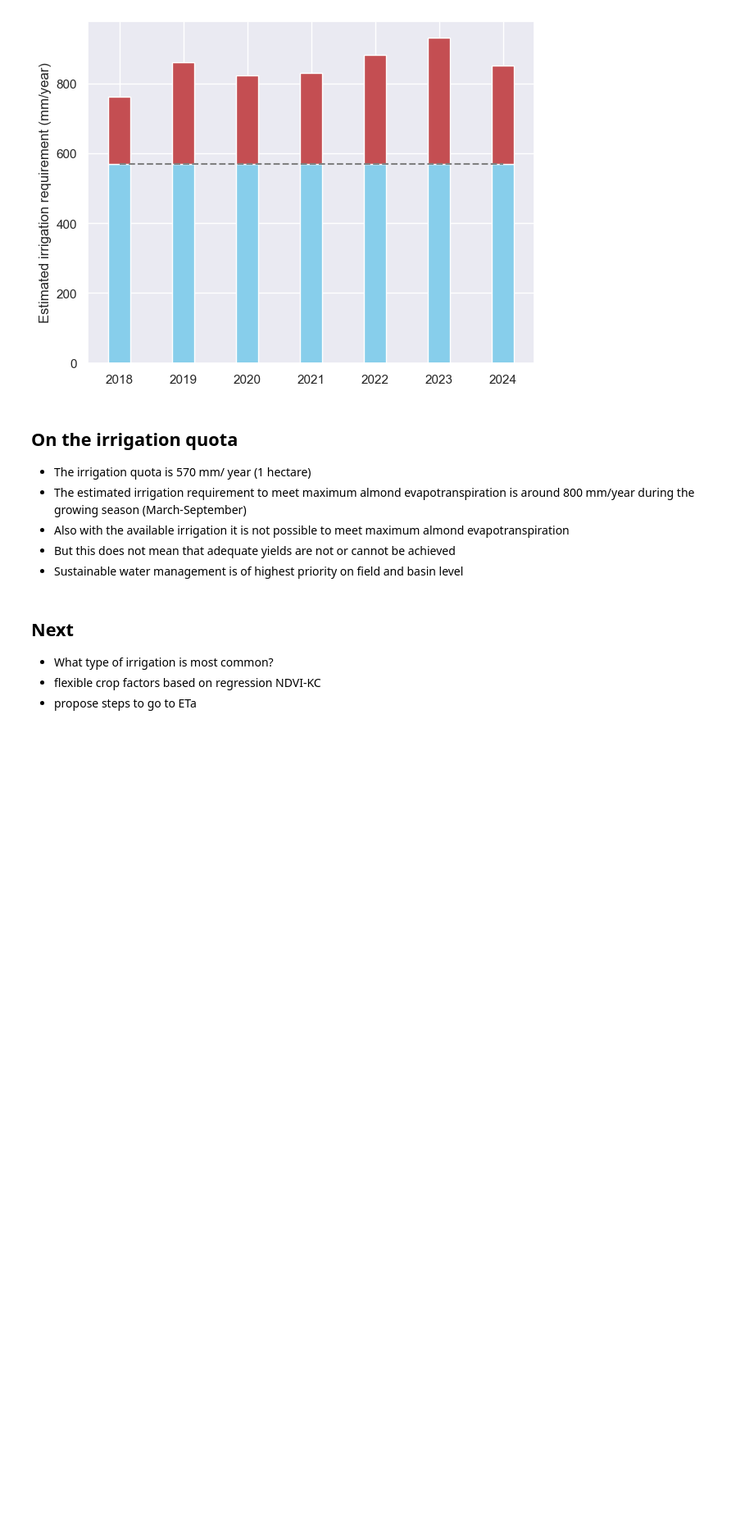
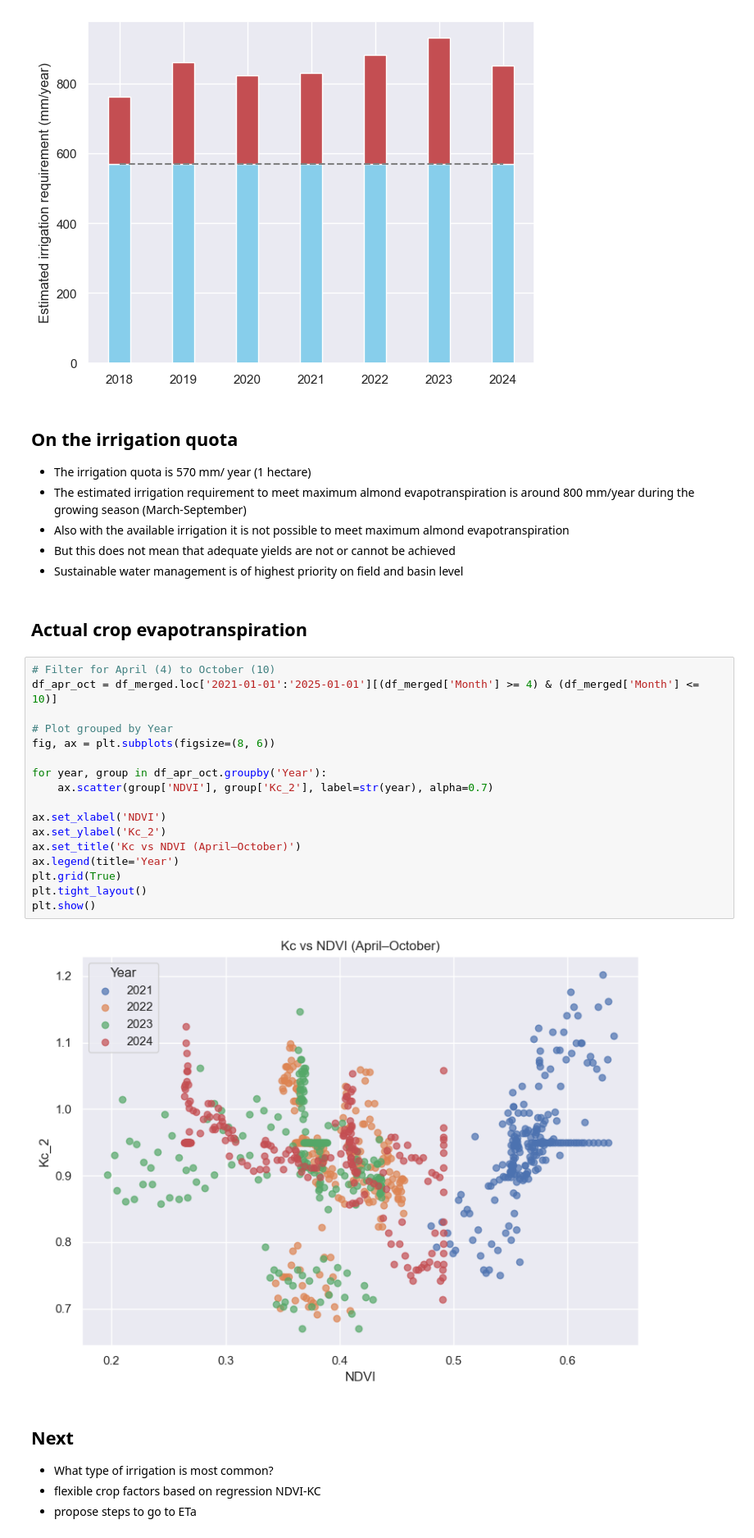
Before and after one commit to nadja1390/RAFIP, a Jupyter notebook: Orchard_Water_Use.ipynb, the cells around one changed output. Shown at 82% size. Cells and saved outputs as stored; diff of their text form; blank space fills up the shorter version.

Commit message:
start actual ET

```diff
--- a/Orchard_Water_Use.ipynb
+++ b/Orchard_Water_Use.ipynb
@@ -494,6 +557,27 @@ plt.show()
 * Also with the available irrigation it is not possible to meet maximum almond evapotranspiration
 * But this does not mean that adequate yields are not or cannot be achieved
 * Sustainable water management is of highest priority on field and basin level
+# %% [markdown]
+## Actual crop evapotranspiration
+# %%
+# Filter for April (4) to October (10)
+df_apr_oct = df_merged.loc['2021-01-01':'2025-01-01'][(df_merged['Month'] >= 4) & (df_merged['Month'] <= 10)]
+
+# Plot grouped by Year
+fig, ax = plt.subplots(figsize=(8, 6))
+
+for year, group in df_apr_oct.groupby('Year'):
+    ax.scatter(group['NDVI'], group['Kc_2'], label=str(year), alpha=0.7)
+
+ax.set_xlabel('NDVI')
+ax.set_ylabel('Kc_2')
+ax.set_title('Kc vs NDVI (April–October)')
+ax.legend(title='Year')
+plt.grid(True)
+plt.tight_layout()
+plt.show()
+# %% [output]
+[figure, added]
 # %% [markdown]
 ## Next
 
```
Also changed, not shown: parts of 8 cells of this notebook.
